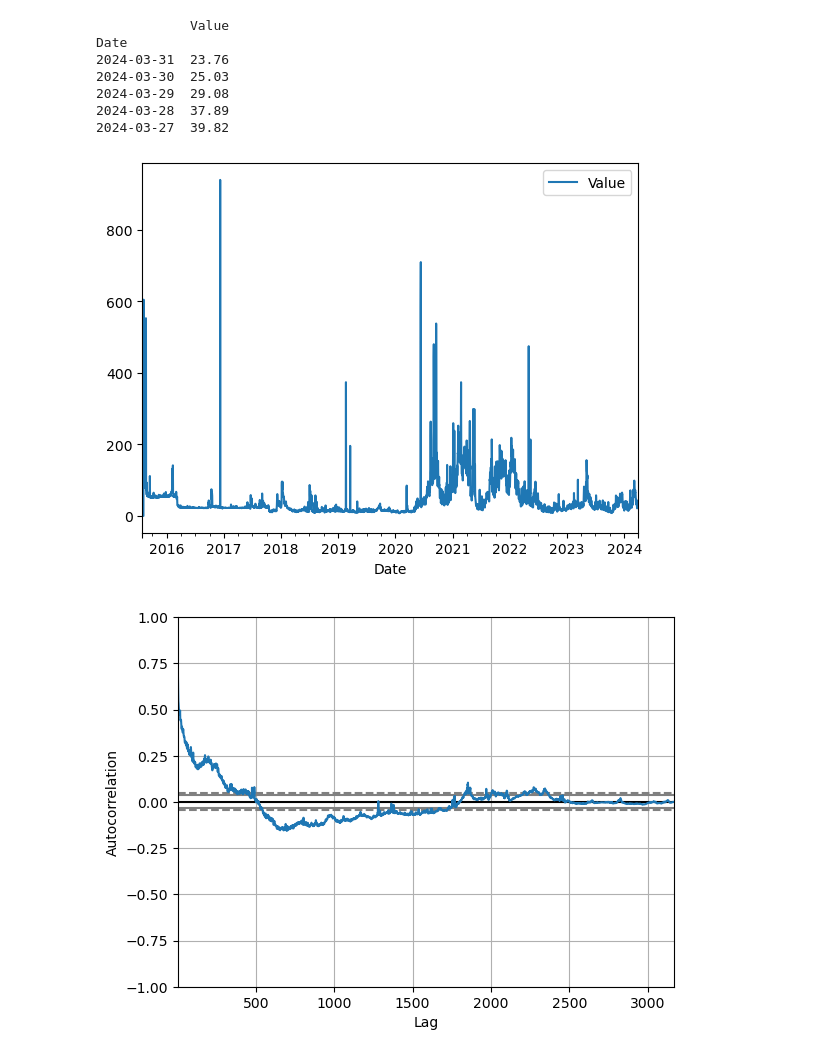
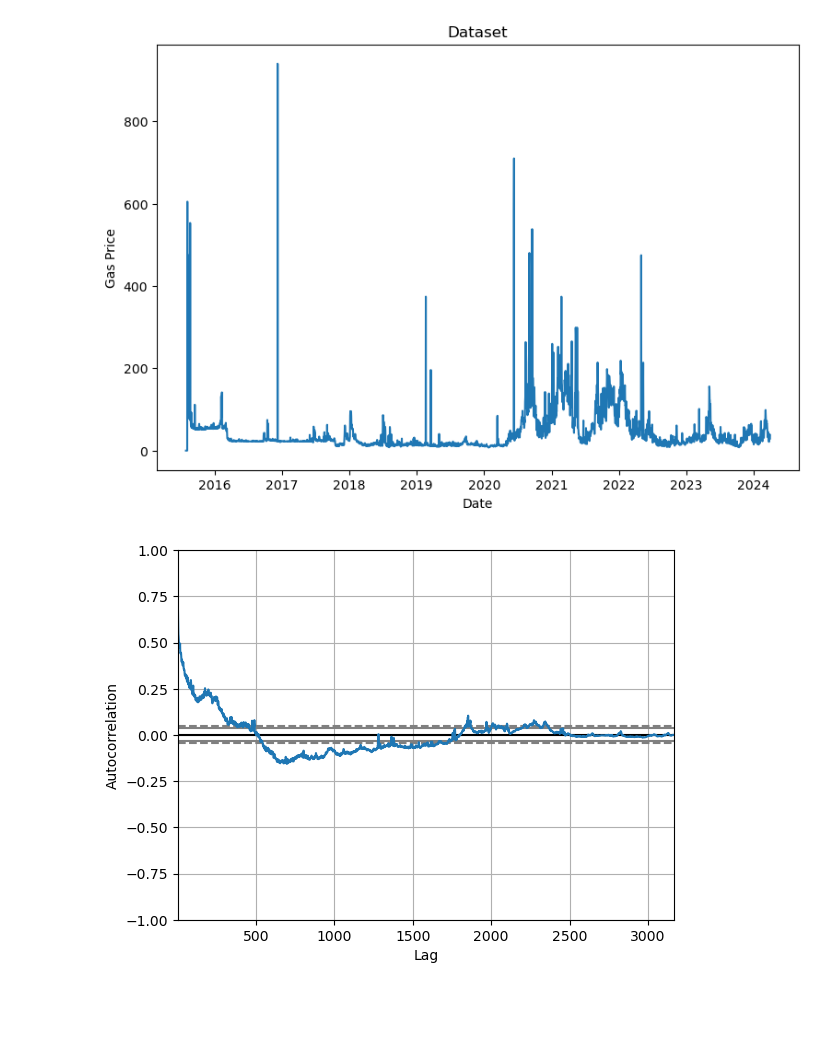
Before and after one commit to sydneypittignano/ECE473-Project, a Jupyter notebook: Arima.ipynb, the cells around one changed output. Cells and saved outputs as stored; diff of their text form; code cells hidden in the pictures; blank space fills up the shorter version.

```diff
--- a/Arima.ipynb
+++ b/Arima.ipynb
@@ -1,25 +1,19 @@
 # %%
 from pandas import read_csv
-from pandas import datetime
+from datetime import datetime
 from matplotlib import pyplot
 
 def parser(x):
- return datetime.strptime(x,'%Y-%m-%d')
+    return datetime.strptime(str(x),'%Y-%m-%d')
 
-series = read_csv('Dataset.csv', header=0, parse_dates=[0], index_col=0, date_parser=parser)
-print(series.head())
-series.plot()
+series = read_csv('Arima.csv', header=0, parse_dates=[0], index_col=0, date_parser=parser)
+pyplot.figure(figsize = (9,6))
+pyplot.plot(series)
+pyplot.xlabel("Date")
+pyplot.ylabel("Gas Price")
+pyplot.title("Dataset")
 pyplot.show()
-# load dataset
-series.index = series.index.to_period('M')
 # %% [output]
-            Value
-Date
-2024-03-31  23.76
-2024-03-30  25.03
-2024-03-29  29.08
-2024-03-28  37.89
-2024-03-27  39.82
-[figure, old version]
+[figure, new version]
 # %%
 from pandas.plotting import autocorrelation_plot
```
Also changed, not shown: parts of 7 cells of this notebook, 12 other files.
